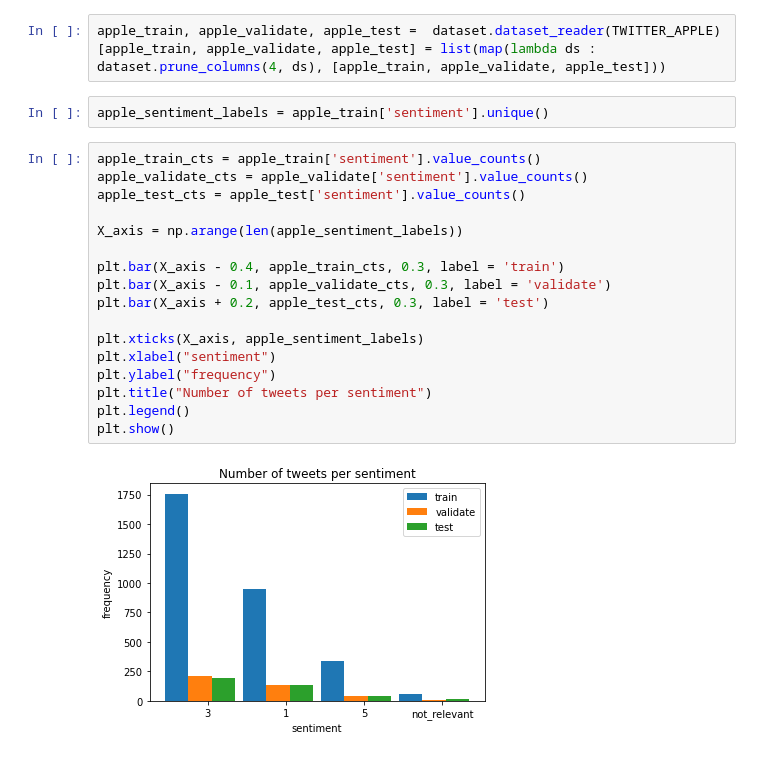
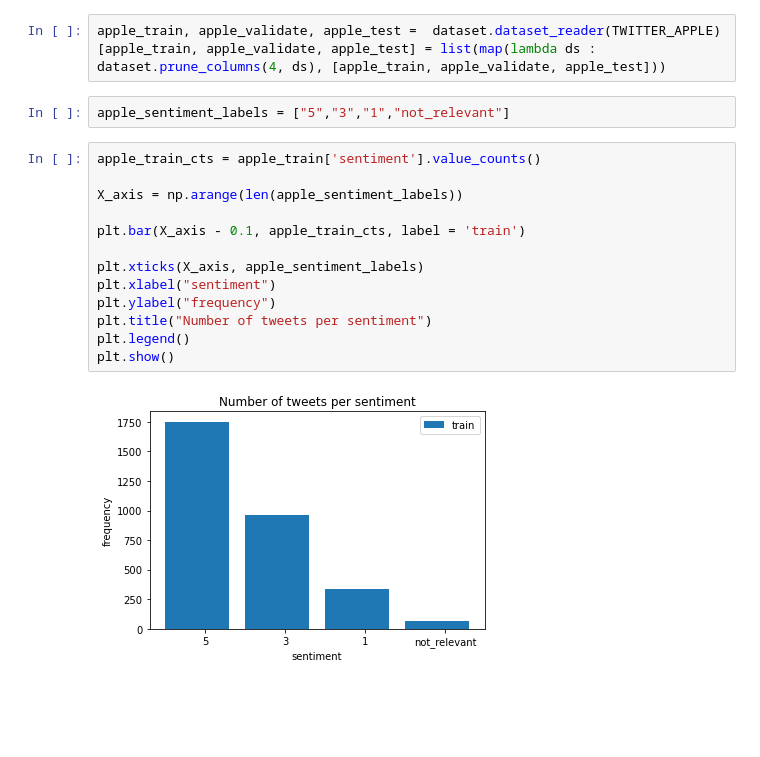
Before and after one commit to vicaranq/CS224-final-project, a Jupyter notebook: sentiment_data_overview.ipynb, the cells around one changed output. Cells and saved outputs as stored; diff of their text form; blank space fills up the shorter version.

```diff
--- a/sentiment_data_overview.ipynb
+++ b/sentiment_data_overview.ipynb
@@ -70,23 +122,19 @@ plt.show()
 apple_train, apple_validate, apple_test =  dataset.dataset_reader(TWITTER_APPLE)
 [apple_train, apple_validate, apple_test] = list(map(lambda ds : dataset.prune_columns(4, ds), [apple_train, apple_validate, apple_test]))
 # %%
-apple_sentiment_labels = apple_train['sentiment'].unique()
+apple_sentiment_labels = ["5","3","1","not_relevant"]
 # %%
 apple_train_cts = apple_train['sentiment'].value_counts()
-apple_validate_cts = apple_validate['sentiment'].value_counts()
-apple_test_cts = apple_test['sentiment'].value_counts()
 
 X_axis = np.arange(len(apple_sentiment_labels))
 
-plt.bar(X_axis - 0.4, apple_train_cts, 0.3, label = 'train')
-plt.bar(X_axis - 0.1, apple_validate_cts, 0.3, label = 'validate')
-plt.bar(X_axis + 0.2, apple_test_cts, 0.3, label = 'test')
+plt.bar(X_axis - 0.1, apple_train_cts, label = 'train')
 
 plt.xticks(X_axis, apple_sentiment_labels)
 plt.xlabel("sentiment")
 plt.ylabel("frequency")
 plt.title("Number of tweets per sentiment")
 plt.legend()
 plt.show()
 # %% [output]
-[figure, old version]
+[figure, new version]
```
Also changed, not shown: parts of 25 cells of this notebook, 1 other file.
